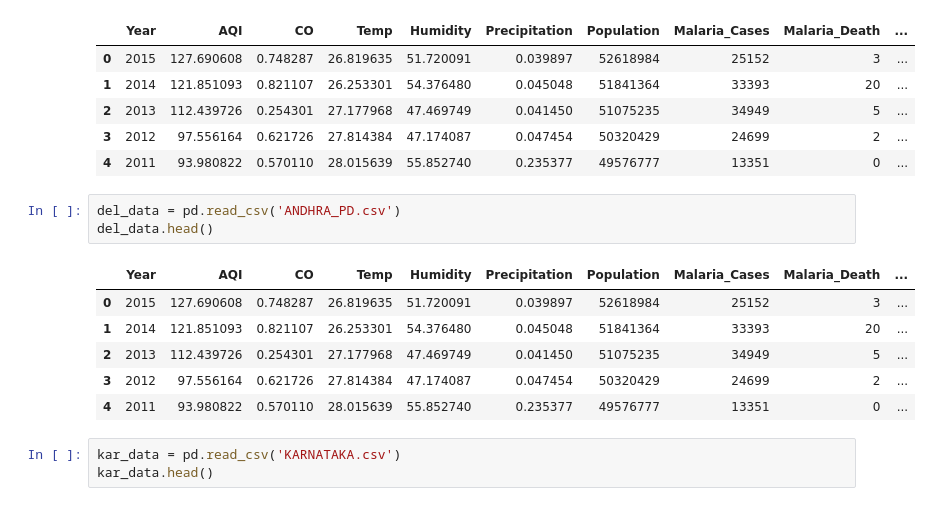
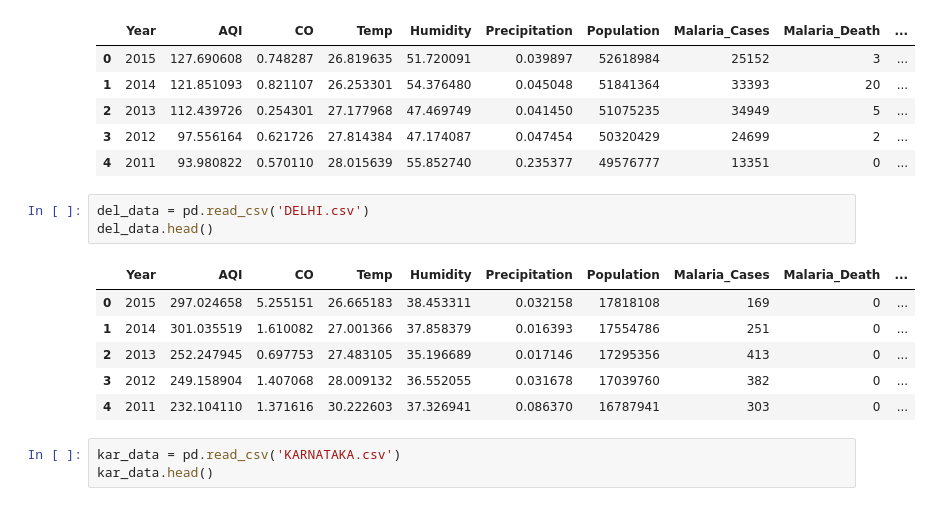
Before and after one commit to harisaisundhar/climate-malaria-canal, a Jupyter notebook: ML_model/tables.ipynb, the cells around one changed output. Drawn from its saved outputs; the diff is of its cells as text.

```diff
--- a/ML_model/tables.ipynb
+++ b/ML_model/tables.ipynb
@@ -10,15 +10,15 @@ and_data.head()
 | 3 | 2012 | 97.556164 | 0.621726 | 27.814384 | 47.174087 | 0.047454 | 50320429 | 24699 | 2 | ... |
 | 4 | 2011 | 93.980822 | 0.570110 | 28.015639 | 55.852740 | 0.235377 | 49576777 | 13351 | 0 | ... |
 # %%
-del_data = pd.read_csv('ANDHRA_PD.csv')
+del_data = pd.read_csv('DELHI.csv')
 del_data.head()
 # %% [output]
 |  | Year | AQI | CO | Temp | Humidity | Precipitation | Population | Malaria_Cases | Malaria_Death | ... |
-| 0 | 2015 | 127.690608 | 0.748287 | 26.819635 | 51.720091 | 0.039897 | 52618984 | 25152 | 3 | ... |
-| 1 | 2014 | 121.851093 | 0.821107 | 26.253301 | 54.376480 | 0.045048 | 51841364 | 33393 | 20 | ... |
-| 2 | 2013 | 112.439726 | 0.254301 | 27.177968 | 47.469749 | 0.041450 | 51075235 | 34949 | 5 | ... |
-| 3 | 2012 | 97.556164 | 0.621726 | 27.814384 | 47.174087 | 0.047454 | 50320429 | 24699 | 2 | ... |
-| 4 | 2011 | 93.980822 | 0.570110 | 28.015639 | 55.852740 | 0.235377 | 49576777 | 13351 | 0 | ... |
+| 0 | 2015 | 297.024658 | 5.255151 | 26.665183 | 38.453311 | 0.032158 | 17818108 | 169 | 0 | ... |
+| 1 | 2014 | 301.035519 | 1.610082 | 27.001366 | 37.858379 | 0.016393 | 17554786 | 251 | 0 | ... |
+| 2 | 2013 | 252.247945 | 0.697753 | 27.483105 | 35.196689 | 0.017146 | 17295356 | 413 | 0 | ... |
+| 3 | 2012 | 249.158904 | 1.407068 | 28.009132 | 36.552055 | 0.031678 | 17039760 | 382 | 0 | ... |
+| 4 | 2011 | 232.104110 | 1.371616 | 30.222603 | 37.326941 | 0.086370 | 16787941 | 303 | 0 | ... |
 # %%
 kar_data = pd.read_csv('KARNATAKA.csv')
 kar_data.head()
```
Also changed, not shown: parts of 18 cells of this notebook.
